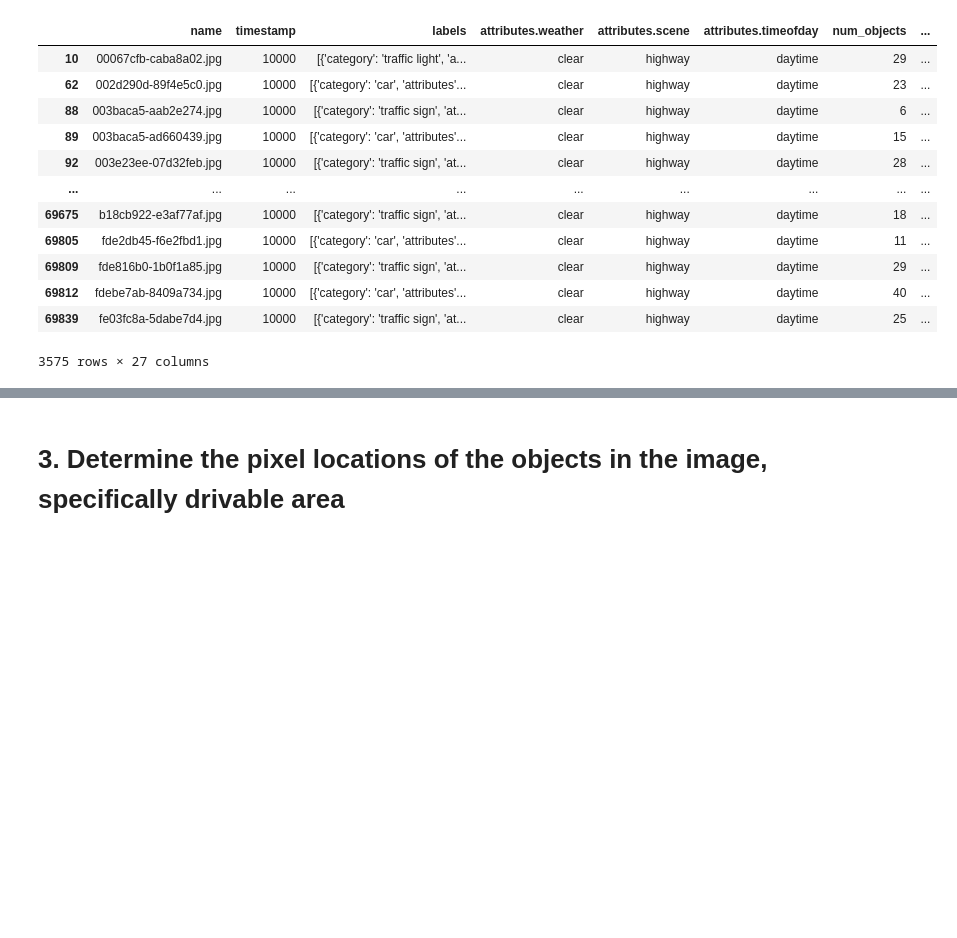
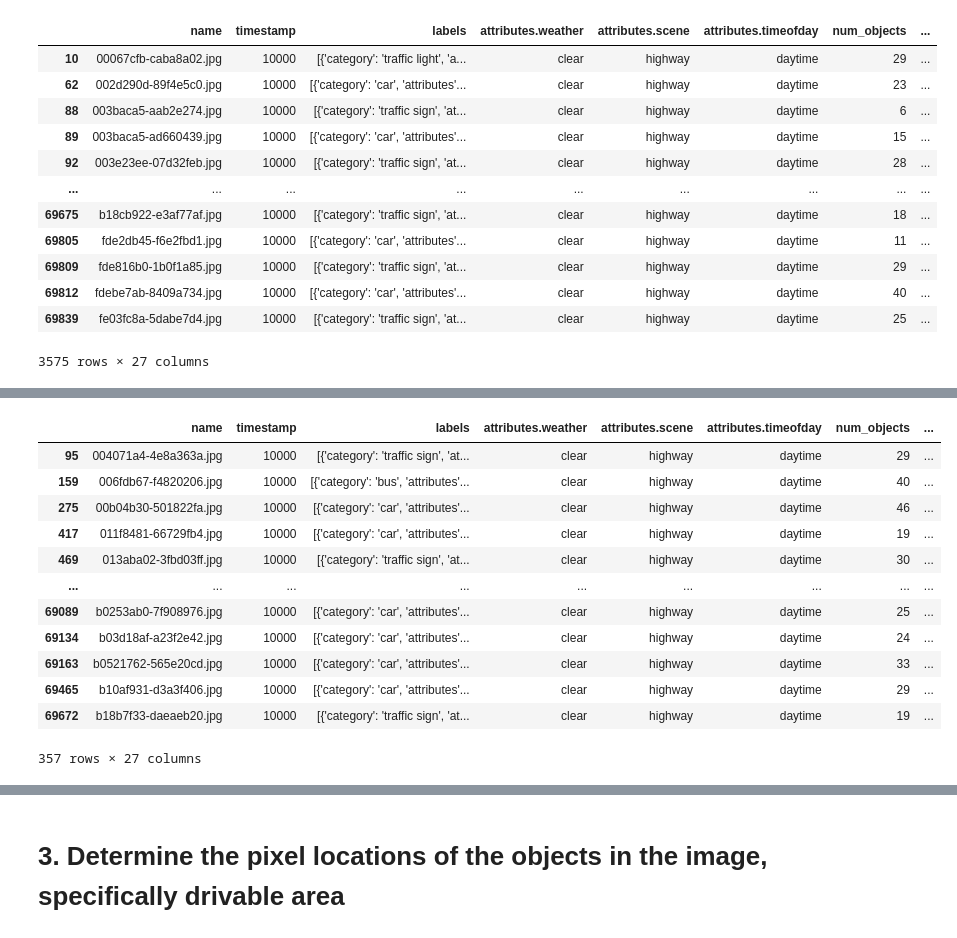
Before and after one commit to fidelianawar/W207-ML-Final, a Jupyter notebook: Tiffany_W207_Final_Project.ipynb, the cells around one changed output, grey strips where cells are left out. Cells and saved outputs as stored; diff of their text form; code cells hidden in the pictures; blank space fills up the shorter version.

```diff
--- a/Tiffany_W207_Final_Project.ipynb
+++ b/Tiffany_W207_Final_Project.ipynb
@@ -132,12 +159,7 @@ data_normalized['num_drivable_area'] = num_drivable_area
 # %%
-# Required: Filter only for images where weather == "clear", scene == "highway", and timeofday == "daytime".
-# Note: A better implementation may be to filter the dataframe prior to counting the objects per image,
-# but it may be useful to keep the data_normalized and object counts for each image in case we want to use different filtering values.
-
-data_cleaned = data_normalized[(data_normalized['attributes.weather'] == "clear") &
-               (data_normalized['attributes.scene'] == "highway") &
-               (data_normalized['attributes.timeofday'] == "daytime")]
-data_cleaned
+# Clean Training & Validation Data
+training_data_cleaned = clean_data(data_normalized)
+training_data_cleaned
 # %% [output]
 |  | name | timestamp | labels | attributes.weather | attributes.scene | attributes.timeofday | num_objects | ... |
 | 10 | 00067cfb-caba8a02.jpg | 10000 | [{'category': 'traffic light', 'a... | clear | highway | daytime | 29 | ... |
@@ -154,0 +195,20 @@ data_cleaned
+# %%
+# Split training dataset to training and validation
+
+training_data_split = training_data_cleaned.sample(frac = 0.9)
+val_data_split = training_data_cleaned.drop(training_data_split.index)
+val_data_split
+# %% [output]
+|  | name | timestamp | labels | attributes.weather | attributes.scene | attributes.timeofday | num_objects | ... |
+| 95 | 004071a4-4e8a363a.jpg | 10000 | [{'category': 'traffic sign', 'at... | clear | highway | daytime | 29 | ... |
+| 159 | 006fdb67-f4820206.jpg | 10000 | [{'category': 'bus', 'attributes'... | clear | highway | daytime | 40 | ... |
+| 275 | 00b04b30-501822fa.jpg | 10000 | [{'category': 'car', 'attributes'... | clear | highway | daytime | 46 | ... |
+| 417 | 011f8481-66729fb4.jpg | 10000 | [{'category': 'car', 'attributes'... | clear | highway | daytime | 19 | ... |
+| 469 | 013aba02-3fbd03ff.jpg | 10000 | [{'category': 'traffic sign', 'at... | clear | highway | daytime | 30 | ... |
+| ... | ... | ... | ... | ... | ... | ... | ... | ... |
+| 69089 | b0253ab0-7f908976.jpg | 10000 | [{'category': 'car', 'attributes'... | clear | highway | daytime | 25 | ... |
+| 69134 | b03d18af-a23f2e42.jpg | 10000 | [{'category': 'car', 'attributes'... | clear | highway | daytime | 24 | ... |
+| 69163 | b0521762-565e20cd.jpg | 10000 | [{'category': 'car', 'attributes'... | clear | highway | daytime | 33 | ... |
+| 69465 | b10af931-d3a3f406.jpg | 10000 | [{'category': 'car', 'attributes'... | clear | highway | daytime | 29 | ... |
+| 69672 | b18b7f33-daeaeb20.jpg | 10000 | [{'category': 'traffic sign', 'at... | clear | highway | daytime | 19 | ... |
+357 rows × 27 columns
```
Also changed, not shown: parts of 27 cells of this notebook.
